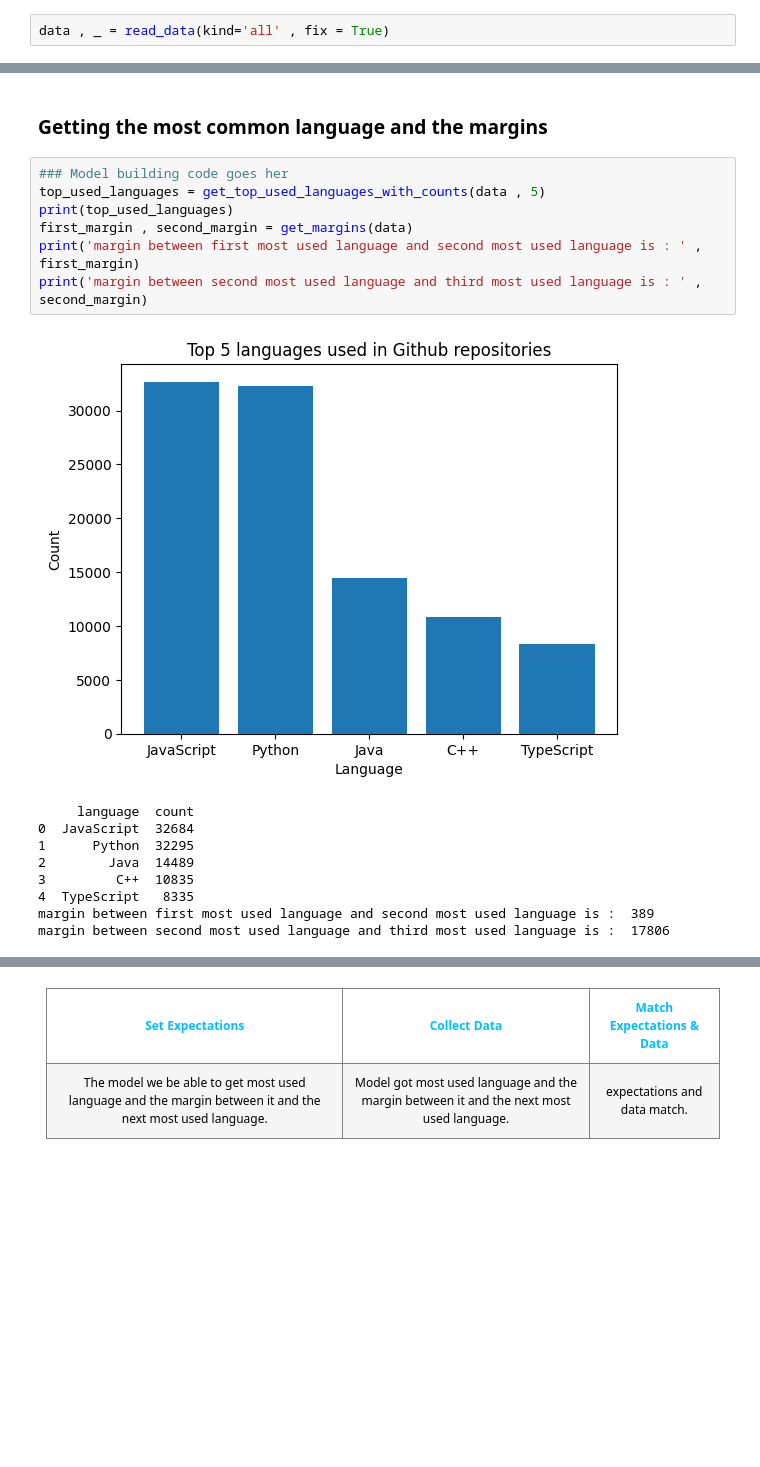
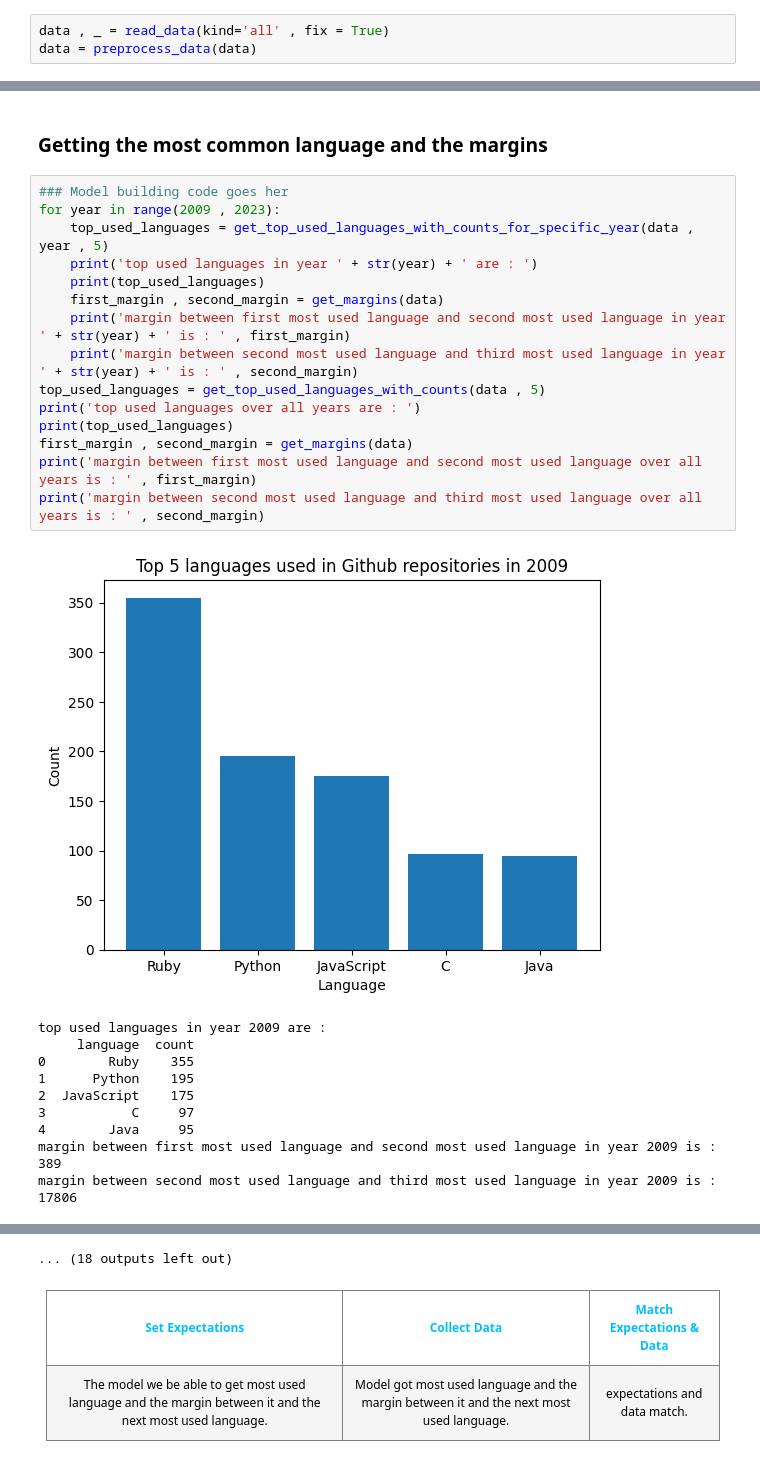
Before and after one commit to EssamWisam/Github-Metadata-Analytics, a Jupyter notebook: Questions/D - Language Commonality/LanguageCommonality.ipynb, the cells around one changed output, grey strips where cells are left out. Saved outputs shown, nothing was run; the diff lists cells and outputs as text; blank space fills up the shorter version.

Commit message:
fixing Over time for language commonality question 🪚

```diff
--- a/Questions/D - Language Commonality/LanguageCommonality.ipynb
+++ b/Questions/D - Language Commonality/LanguageCommonality.ipynb
@@ -62,6 +62,7 @@ from Logic import explore_primary_languages
 ### Reading Data
 # %%
 data , _ = read_data(kind='all' , fix = True)
+data = preprocess_data(data)
 # %% [markdown]
 ### Exploring languages in the dataset
 # %%
@@ -114,18 +115,27 @@ from Logic import get_top_used_languages_with_counts , get_margins
 ### Getting the most common language and the margins
 # %%
 ### Model building code goes her
+for year in range(2009 , 2023):
+    top_used_languages = get_top_used_languages_with_counts_for_specific_year(data , year , 5)
+    print('top used languages in year ' + str(year) + ' are : ')
+    print(top_used_languages)
+    first_margin , second_margin = get_margins(data)
+    print('margin between first most used language and second most used language in year ' + str(year) + ' is : ' , first_margin)
+    print('margin between second most used language and third most used language in year ' + str(year) + ' is : ' , second_margin)
 top_used_languages = get_top_used_languages_with_counts(data , 5)
+print('top used languages over all years are : ')
 print(top_used_languages)
 first_margin , second_margin = get_margins(data)
-print('margin between first most used language and second most used language is : ' , first_margin)
-print('margin between second most used language and third most used language is : ' , second_margin)
+print('margin between first most used language and second most used language over all years is : ' , first_margin)
+print('margin between second most used language and third most used language over all years is : ' , second_margin)
 # %% [output]
-[figure, old version]
+[figure, new version]
+top used languages in year 2009 are :
      language  count
-0  JavaScript  32684
-1      Python  32295
-2        Java  14489
-3         C++  10835
-4  TypeScript   8335
-margin between first most used language and second most used language is :  389
-margin between second most used language and third most used language is :  17806
+0        Ruby    355
+1      Python    195
+2  JavaScript    175
+3           C     97
+4        Java     95
+margin between first most used language and second most used language in year 2009 is :  389
+margin between second most used language and third most used language in year 2009 is :  17806
@@ -132,3 +192,4 @@ margin between second most used language and third most used language is :  1780
+... (18 outputs left out)
 # %% [markdown]
 <span style="font-family:Avenir;">
 
```
Also changed, not shown: parts of 6 cells of this notebook, 2 other files.
